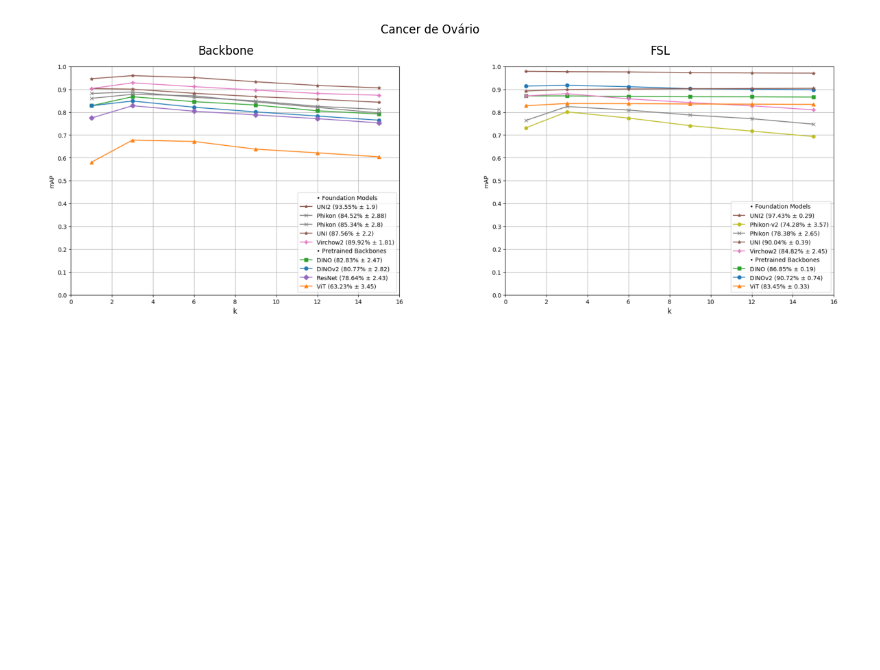
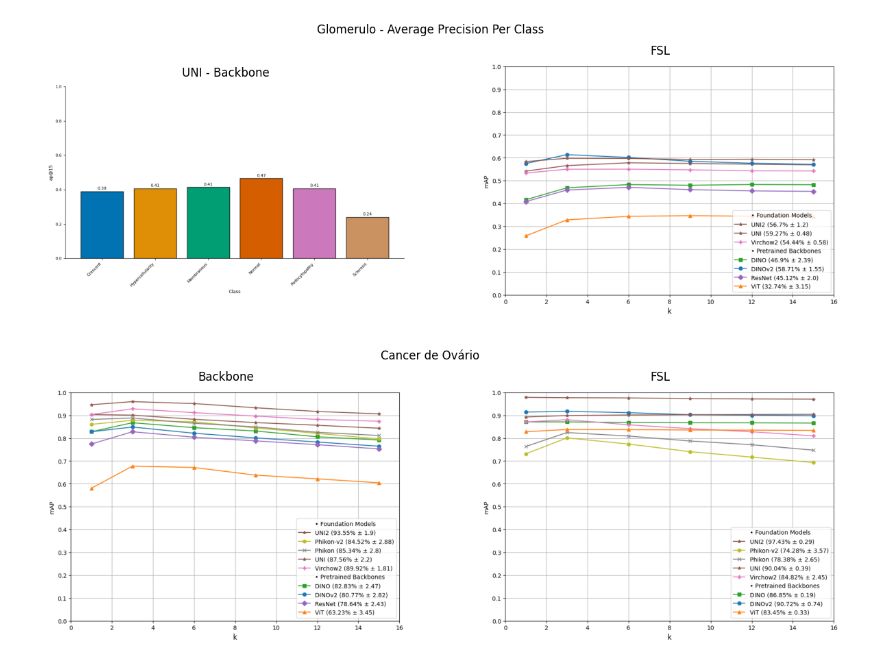
Before and after one commit to maods2/master-research-image-retrieval, a Jupyter notebook: notebooks/experiment_comparision_dataset_v2.ipynb, the cells around one changed output. Drawn from its saved outputs; the diff is of its cells as text; code cells hidden in the pictures; blank space fills up the shorter version.

```diff
--- a/notebooks/experiment_comparision_dataset_v2.ipynb
+++ b/notebooks/experiment_comparision_dataset_v2.ipynb
@@ -28,3 +28,13 @@ plot_images_side_by_side(
+# %%
+plot_images_side_by_side(
+    img_path1='./retr_test_backone/glomerulo-uni.png',
+    img_path2='./retr_test_fsl/glomerulo.png',
+    global_title='Glomerulo - Average Precision Per Class',
+    img1_title='UNI - Backbone',
+    img2_title='FSL'
+    )
+# %% [output]
+[figure, added]
 # %%
 plot_images_side_by_side(
     img_path1='./retr_test_backone/ovarian_cancer.png',
```
Also changed, not shown: parts of 1 cell of this notebook, 7 other files.
